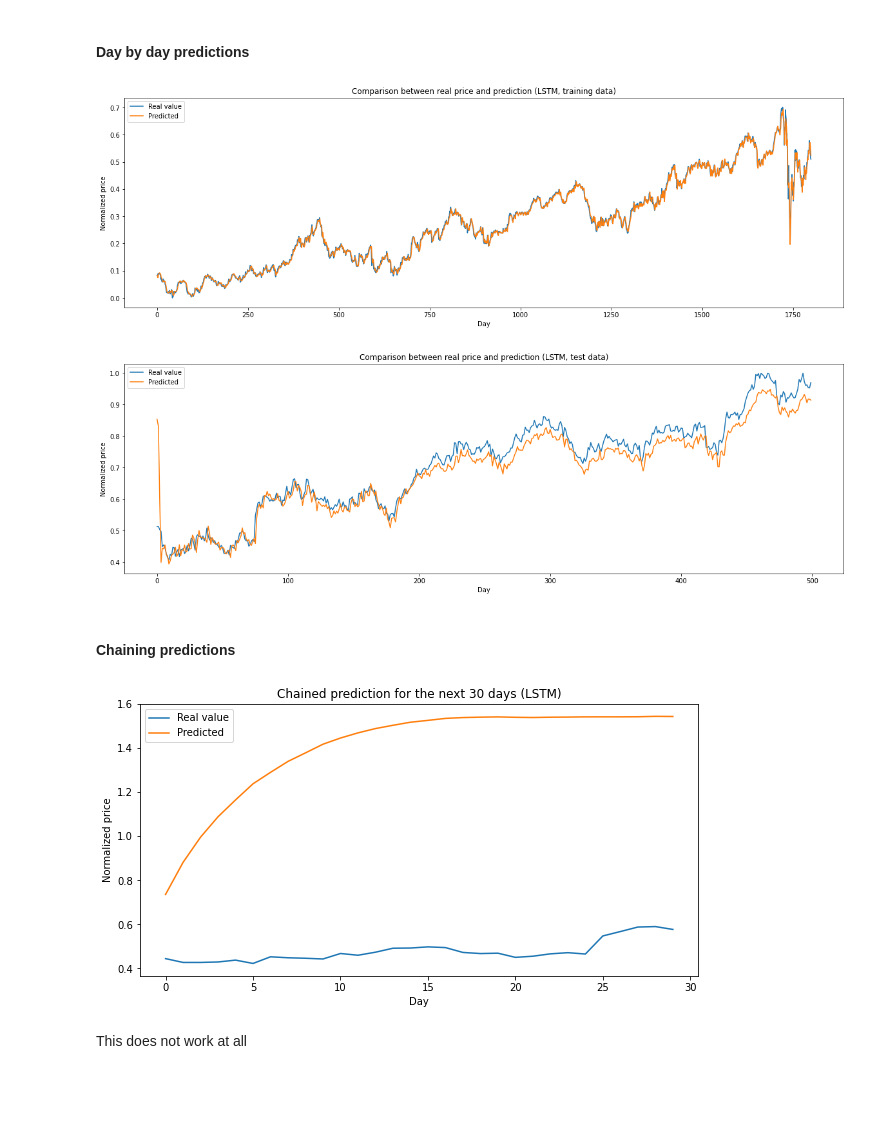
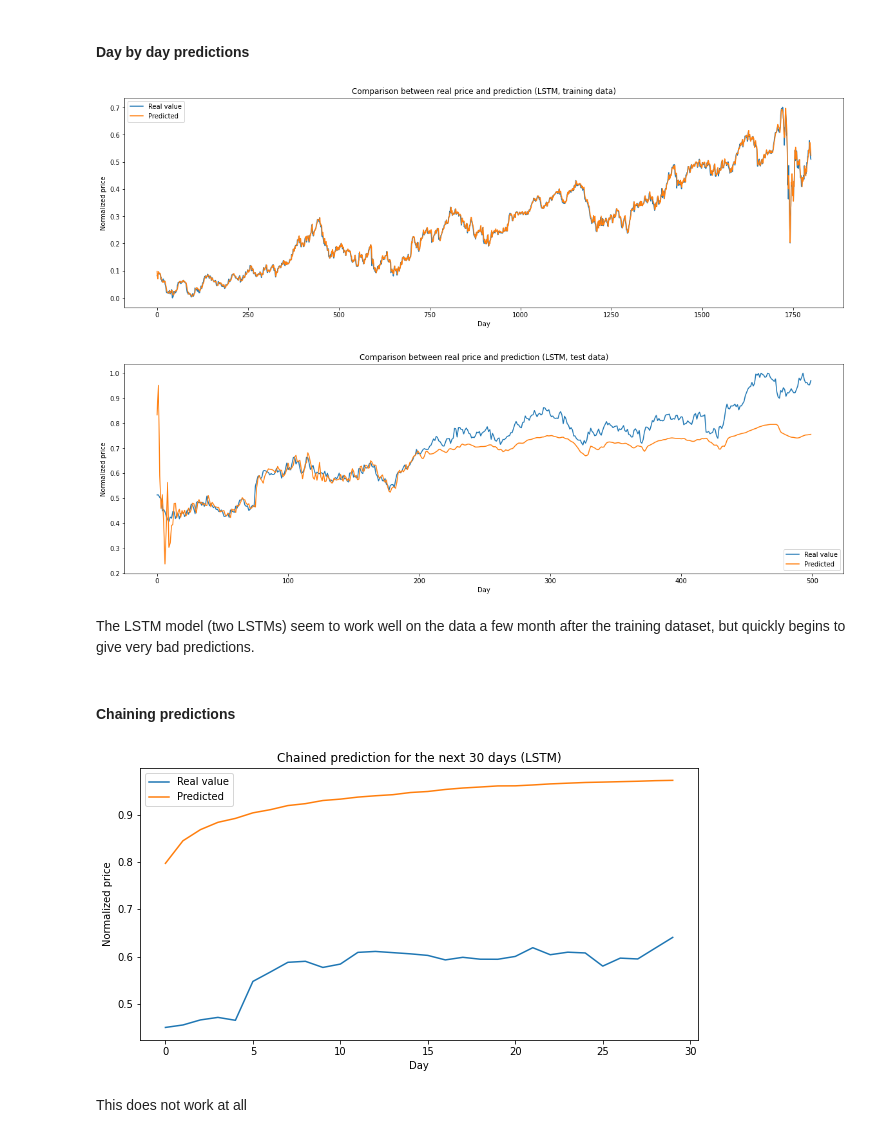
Before and after one commit to timothewt/SP100_Price_Forecasting, a Jupyter notebook: SP100_-_Analysis_and_Price_Forecasting.ipynb, the cells around one changed output. Saved outputs shown, nothing was run; the diff lists cells and outputs as text; code cells hidden in the pictures; blank space fills up the shorter version.

Commit message:
Updated LSTM structure (added a LSTM layer)

```diff
--- a/SP100_-_Analysis_and_Price_Forecasting.ipynb
+++ b/SP100_-_Analysis_and_Price_Forecasting.ipynb
@@ -158,12 +158,14 @@ y_test_tensor = torch.tensor(y_test).to(device)
 class LSTM(nn.Module):
     def __init__(self, input_size, hidden_size, num_layers, output_size):
         super(LSTM, self).__init__()
-        self.lstm = nn.LSTM(input_size, hidden_size, num_layers)
+        self.lstm1 = nn.LSTM(input_size, hidden_size, num_layers)
+        self.lstm2 = nn.LSTM(hidden_size, hidden_size, num_layers)
         self.fc = nn.Linear(hidden_size, output_size)
 
     def forward(self, x):
-        lstm_output, _ = self.lstm(x)
-        y_pred = self.fc(lstm_output)
+        lstm1_output, _ = self.lstm1(x)
+        lstm2_output, _ = self.lstm2(lstm1_output)
+        y_pred = self.fc(lstm2_output)
         return y_pred
 
 hidden_size = 64
@@ -238,7 +240,7 @@ plt.plot(LSTM_pred, label="Predicted")
 plt.legend()
 plt.show()
 # %% [output]
-[figure, old version]
+[figure, new version]
 # %%
 real_values = np.array([target[0][0] for target in y_test_tensor.cpu()])
 LSTM_pred = np.array([res[0][0] for res in model(x_test_tensor).detach().cpu()])
@@ -253,34 +255,36 @@ plt.plot(LSTM_pred, label="Predicted")
 plt.legend()
 plt.show()
 # %% [output]
-[figure, old version]
+[figure, new version]
+# %% [markdown]
+The LSTM model (two LSTMs) seem to work well on the data a few month after the training dataset, but quickly begins to give very bad predictions.
 # %% [markdown]
 #### Chaining predictions
 # %%
 num_preds = 30
-base_test_index = 50
+base_test_index = 70
 base_data = x_test_tensor[base_test_index]
 target_data = [target[0][0] for target in y_test_tensor[base_test_index:base_test_index + num_preds].cpu()]
 x_data = base_data
 
 for i in range(num_preds):
   single_pred = model(x_data)
   x_data = torch.roll(x_data, -1)
   x_data[0][-1] = single_pred[0][0]
 
 prediction = x_data[0][-num_preds:].detach().cpu()
 
 fig = plt.figure(figsize=(10, 5))
 ax = fig.add_subplot()
 plt.xlabel('Day')
 plt.ylabel('Normalized price')
 plt.title(f"Chained prediction for the next {num_preds} days (LSTM)")
 plt.plot(target_data, label="Real value")
 plt.plot(prediction, label="Predicted")
 plt.legend()
 plt.show()
 # %% [output]
-[figure, old version]
+[figure, new version]
 # %% [markdown]
 This does not work at all
 # %% [markdown]
```
Also changed, not shown: parts of 12 cells of this notebook.
